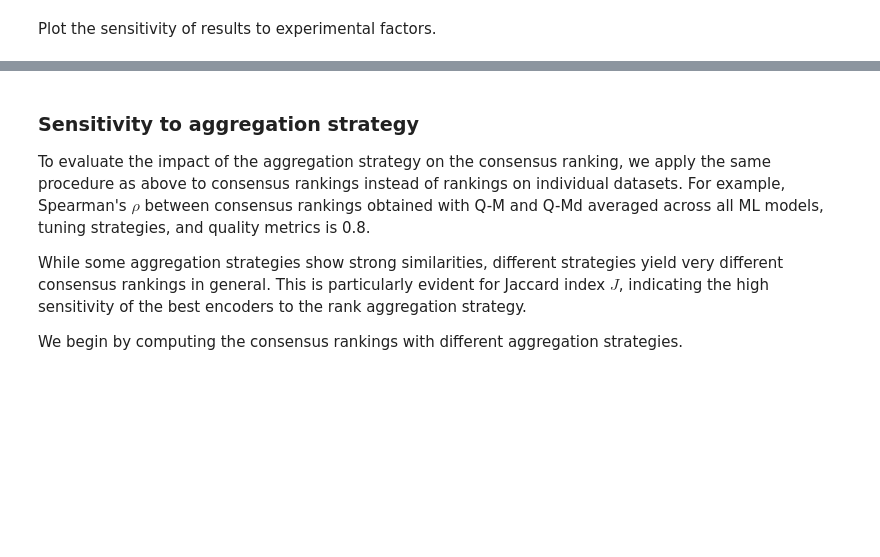
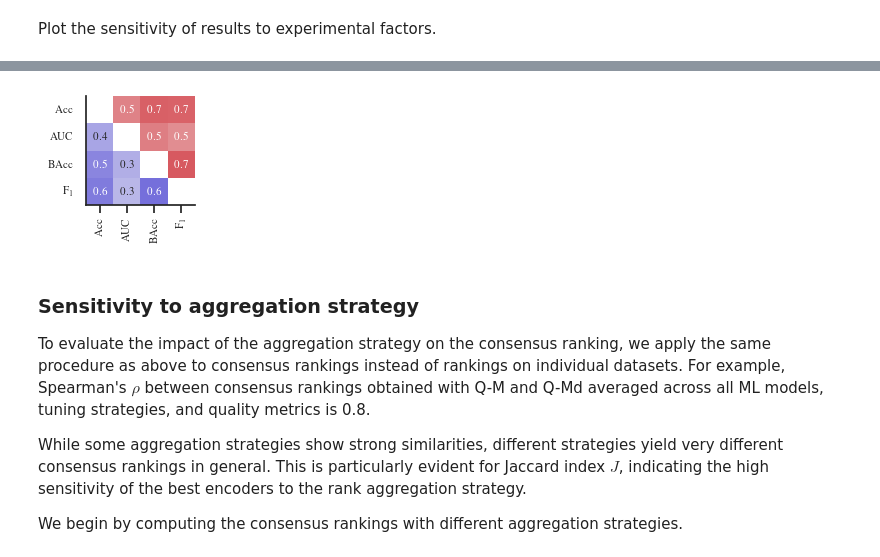
Before and after one commit to DrCohomology/EncoderBenchmarking, a Jupyter notebook: analysis/result_analysis.ipynb, the cells around one changed output, grey strips where cells are left out. Cells and saved outputs as stored; diff of their text form; code cells hidden in the pictures; blank space fills up the shorter version.

```diff
--- a/analysis/result_analysis.ipynb
+++ b/analysis/result_analysis.ipynb
@@ -72,3 +76,27 @@ plt.show()
+# %%
+# TEMPORARY
+
+# del u
+# import src.utils as u
+
+# u.ANALYSIS_DIR = u.BASE_DIR / "analysis" / "analysis_results_SAVE"
+sims = u.load_similarity_dataframes()
+rho = sims["pw_rho"]
+jaccard = sims["pw_jaccard"]
+
+factor = "scoring"
+
+fig, ax = plt.subplots(1, 1, figsize=(1.6, 1.6))
+df_sim = u.join_wide2long({"jaccard": jaccard, "rho": rho}, comparison_level=factor)
+df_sim.scoring_1 = df_sim[f"{factor}_1"]
+df_sim.scoring_2 = df_sim[f"{factor}_2"]
+u.heatmap_longformat_multisim(df_sim, similarities, factor, fontsize=8, annot_fontsize=8,
+                              save_plot=False, show_plot=False, title=None, ax=ax)
+
+fig.savefig(u.FIGURES_DIR / f"heatmap_{factor}_TMP.pdf")
+plt.show()
+# %% [output]
+[figure, added]
 # %% [markdown]
 ### Sensitivity to aggregation strategy
 
```
Also changed, not shown: parts of 10 cells of this notebook, 37 other files.
